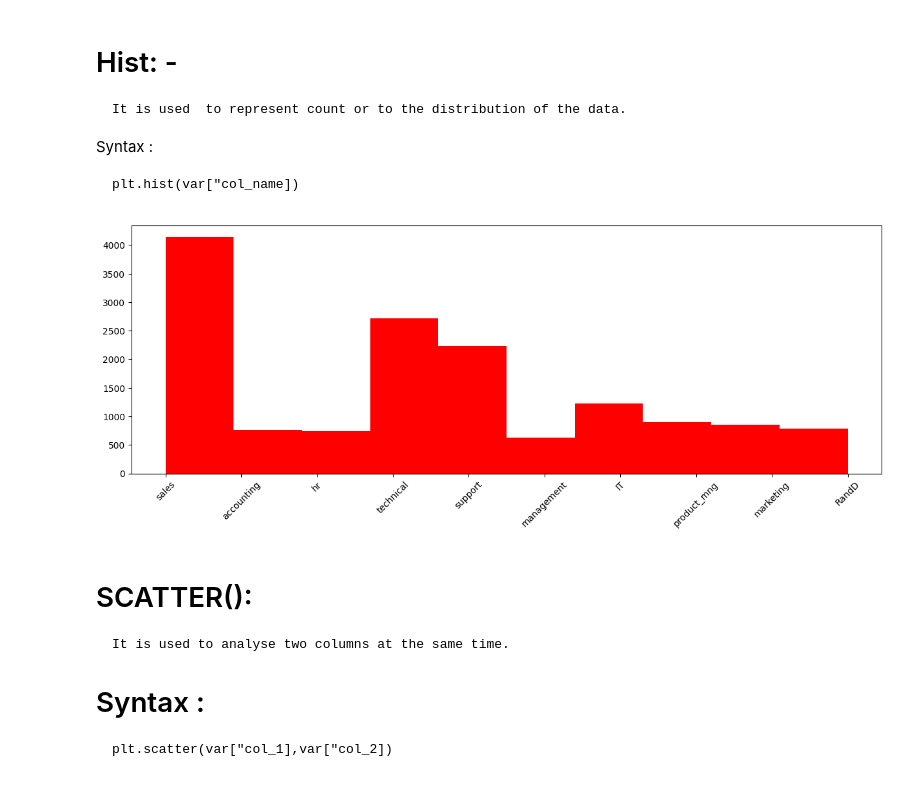
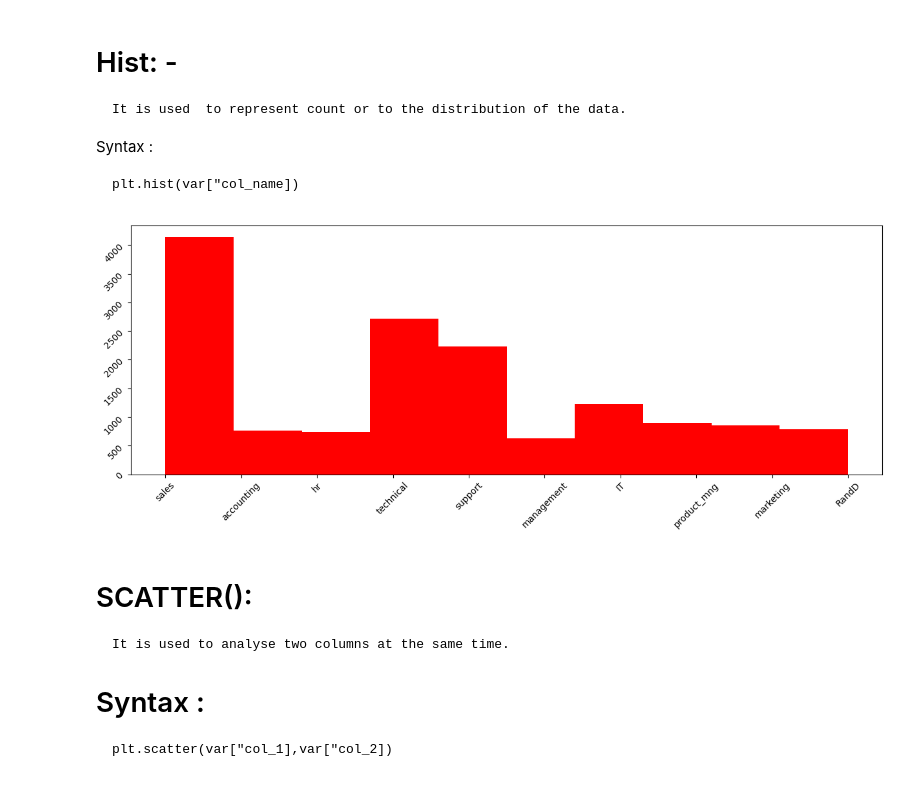
Before and after one commit to Amandeep006/QSPIDER-, a Jupyter notebook: pylab/mat.ipynb, the cells around one changed output. Saved outputs shown, nothing was run; the diff lists cells and outputs as text; code cells hidden in the pictures.

```diff
--- a/pylab/mat.ipynb
+++ b/pylab/mat.ipynb
@@ -227,16 +226,17 @@ Syntax :
 # %%
 # Plot the histogram based on the number of travelers survived
 # plt.hist(ti["survived"])
 
 hr=pd.read_csv(r"C:\Users\HP\OneDrive\Desktop\Qspider\datasets\Data-Analysis-Datasets\Datasets-Practice\hr_data.csv")
 chr=hr["department"].value_counts()
 
 plt.figure(figsize=(15,5))
 plt.hist(hr["department"],color="Red")
 plt.xticks(rotation=45)
+plt.yticks(rotation=45)
 plt.show()
 # %% [output]
-[figure, old version]
+[figure, new version]
 # %% [markdown]
 # SCATTER():
 
```
Also changed, not shown: parts of 2 cells of this notebook, 3 other files.
